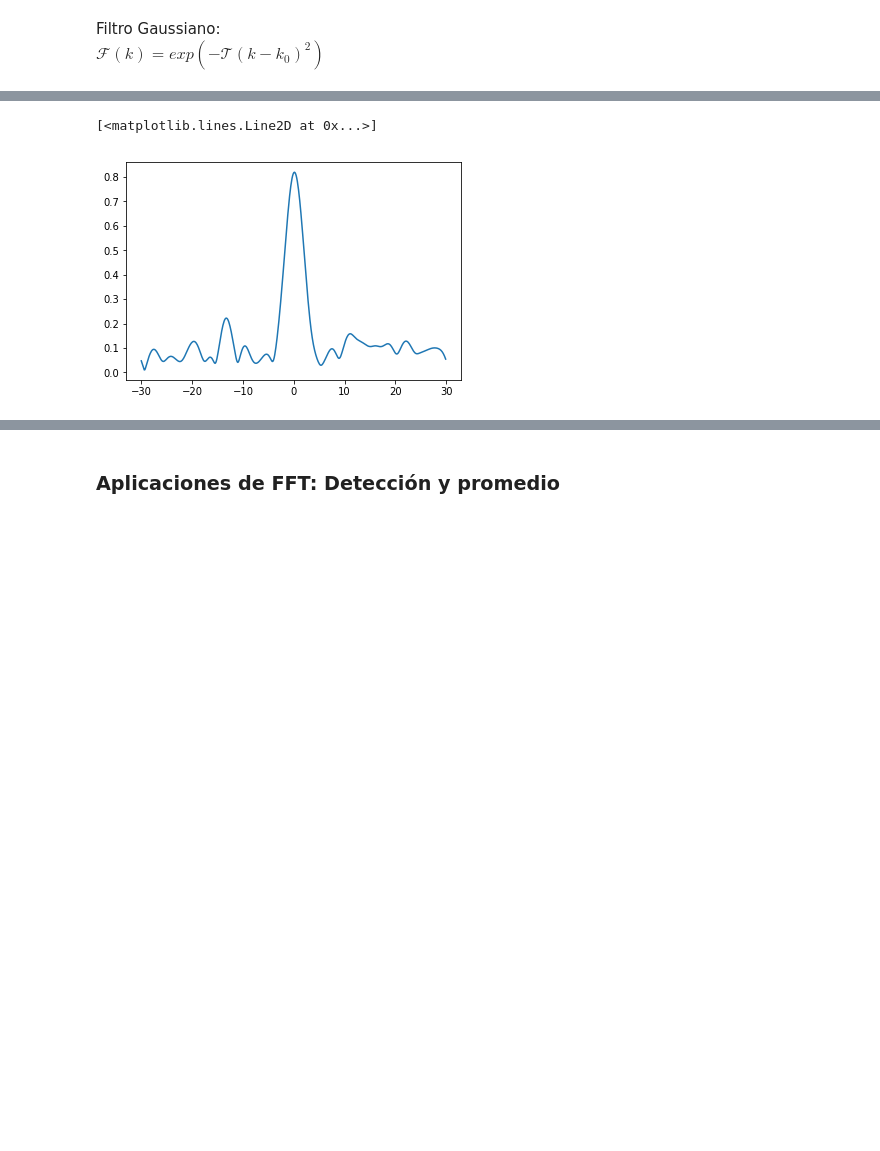
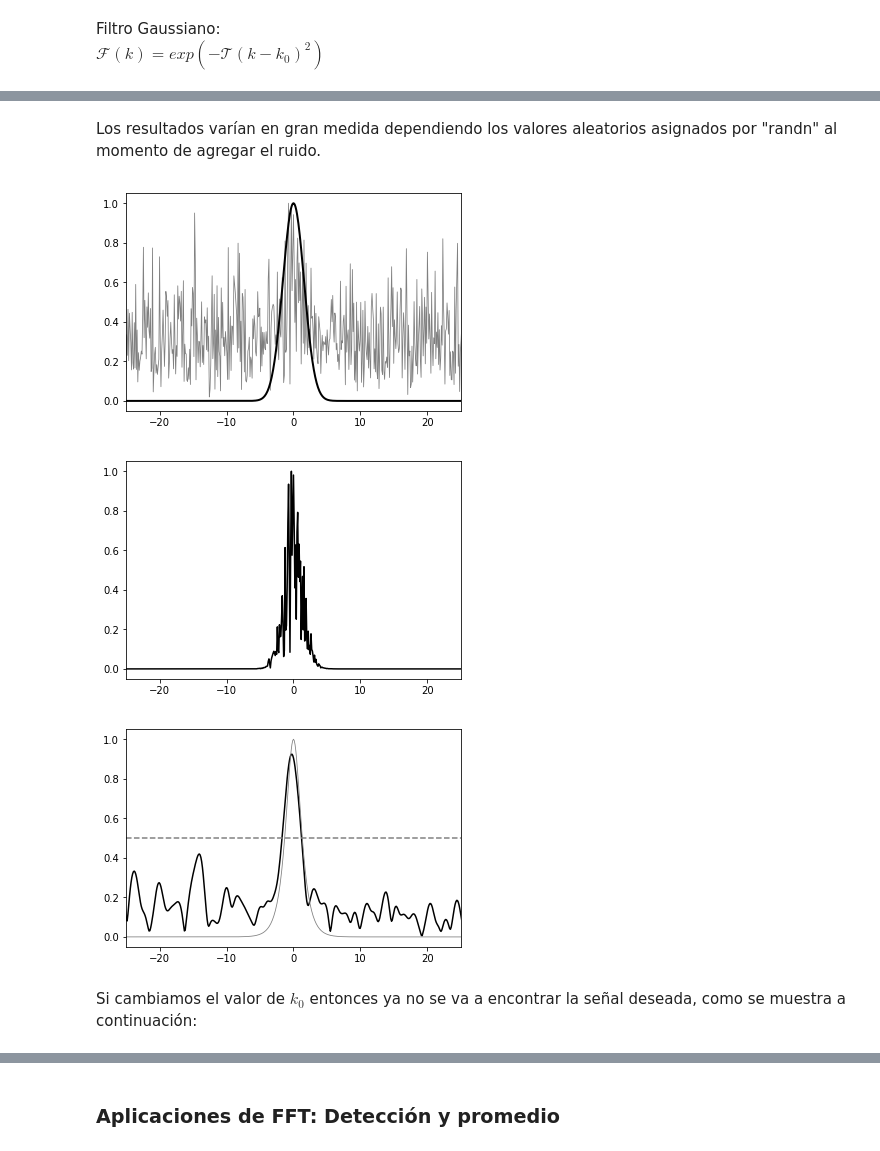
Before and after one commit to nvalencia/-Herramientas-Computacionales-IMEC3602, a Jupyter notebook: Taller_4/201425625_Taller4.ipynb, the cells around one changed output, grey strips where cells are left out. Drawn from its saved outputs; the diff is of its cells as text; code cells hidden in the pictures; blank space fills up the shorter version.

```diff
--- a/Taller_4/201425625_Taller4.ipynb
+++ b/Taller_4/201425625_Taller4.ipynb
@@ -219,8 +219,27 @@ $\mathcal{F}(k)=exp(-\mathcal{T}(k-k_0)^2)$
 f = exp(-0.2*(k2)**2)
 utfn122 = f*utn122
 ufn122=fft.ifft(utfn122)
-# %%
-plt.plot(t,abs(ufn122))
-# %% [output]
-[<matplotlib.lines.Line2D at 0x...>]
-[figure, removed]
+# %% [markdown]
+Los resultados varían en gran medida dependiendo los valores aleatorios asignados por "randn" al momento de agregar el ruido.
+# %%
+plt.figure(1)
+plt.plot(fft.fftshift(k2),abs(fft.fftshift(utn122))/max(abs(fft.fftshift(utn122))),'grey',lw=0.8)
+plt.plot(fft.fftshift(k2),fft.fftshift(f),'k',lw=2)
+plt.xlim(-25,25)
+
+plt.figure(2)
+plt.plot(fft.fftshift(k2),abs(fft.fftshift(utfn122))/max(abs(fft.fftshift(utfn122))),'k')
+plt.xlim(-25,25)
+
+plt.figure(3)
+plt.plot(t,abs(ufn122),'k')
+plt.plot(t,ux2,'grey',lw=0.8)
+plt.axhline(y=0.5,color='grey',linestyle='--')
+plt.xlim(-25,25)
+plt.show()
+# %% [output]
+[figure, added]
+[figure, added]
+[figure, added]
+# %% [markdown]
+Si cambiamos el valor de $k_0$ entonces ya no se va a encontrar la señal deseada, como se muestra a continuación:
```
Also changed, not shown: parts of 10 cells of this notebook.
